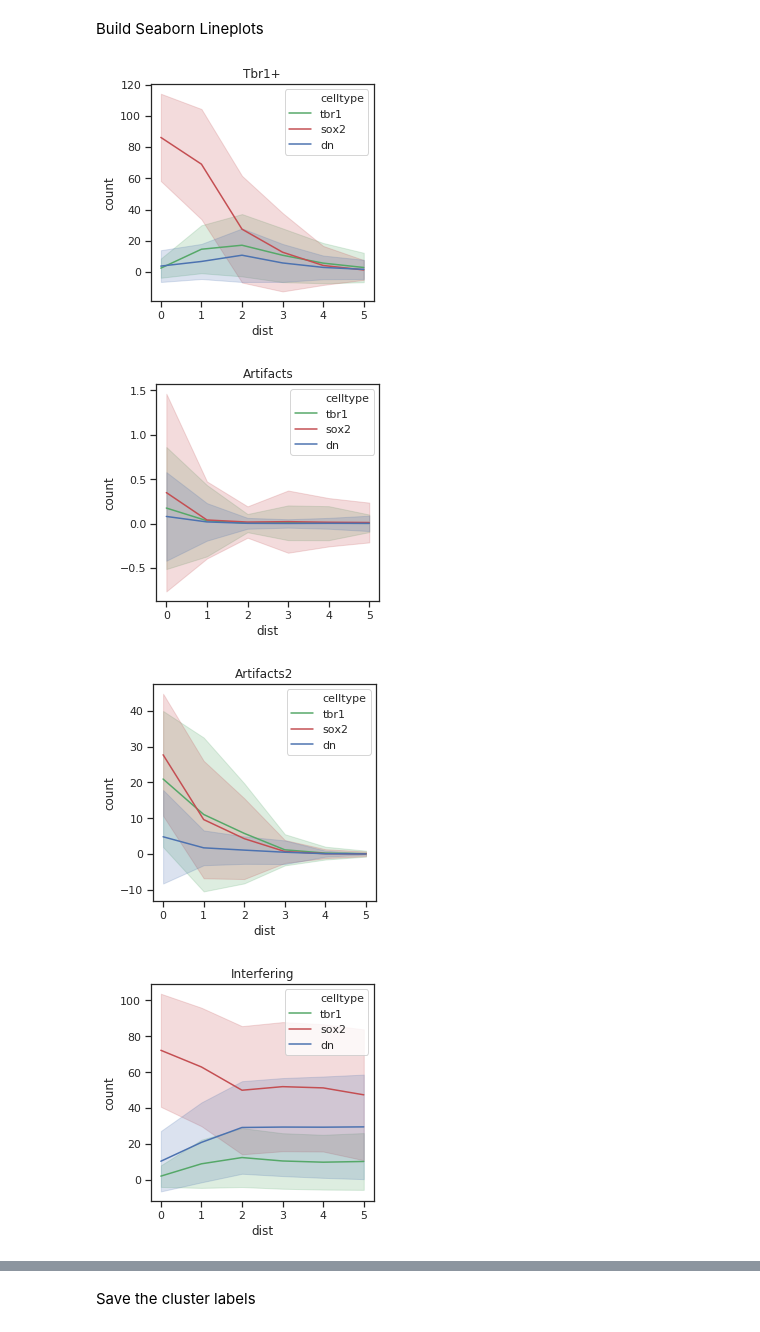
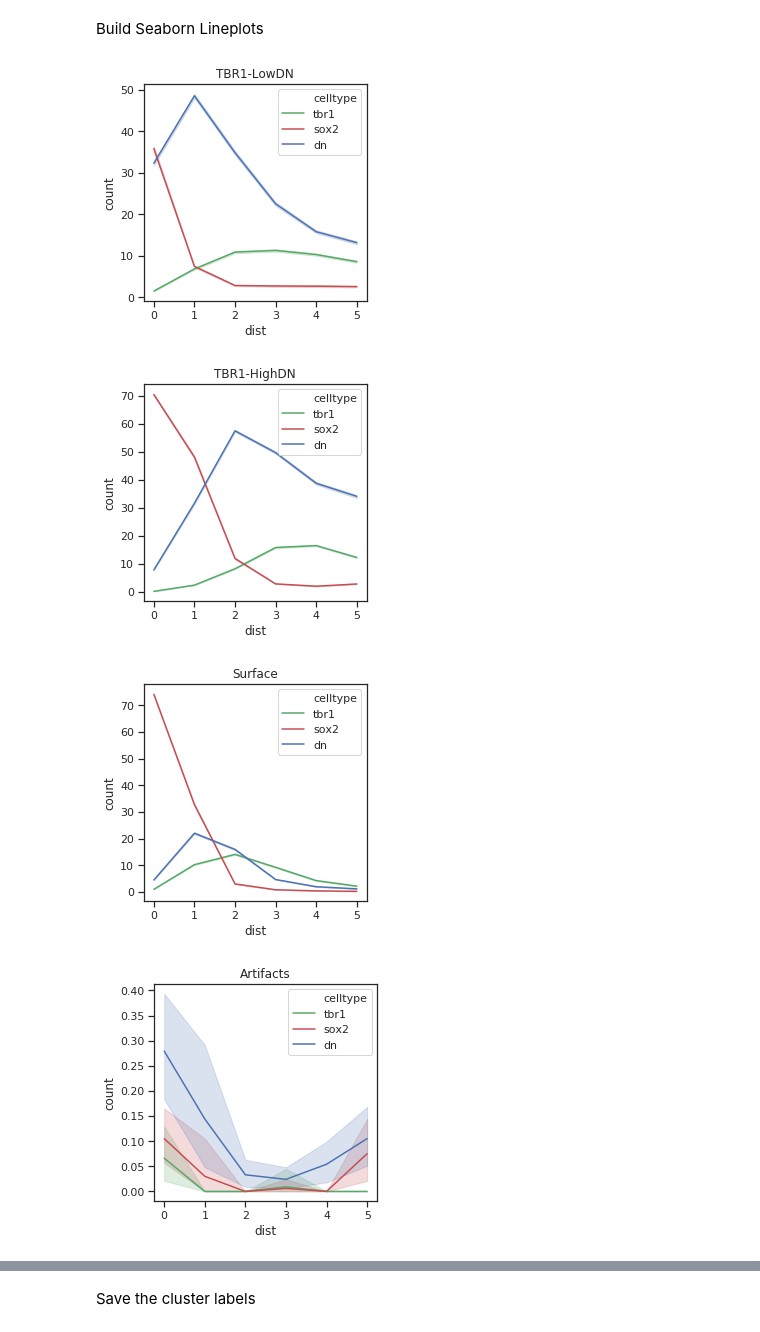
Before and after one commit to chunglabmit/scout, a Jupyter notebook: notebooks/determine cyto clusters.ipynb, the cells around one changed output, grey strips where cells are left out. Drawn from its saved outputs; the diff is of its cells as text; code cells hidden in the pictures.

```diff
--- a/notebooks/determine cyto clusters.ipynb
+++ b/notebooks/determine cyto clusters.ipynb
@@ -37,7 +57,7 @@ scaled_features = scale(features)
 Flattened profiles seem best here...
 # %%
 np.random.seed(7)
-model = UMAP(metric='euclidean').fit(features)
+model = UMAP(metric='euclidean', n_neighbors=15).fit(features)
 x_umap = model.transform(features)
 x_umap.shape
 # %% [output]
@@ -51,7 +90,7 @@ plt.show()
 # %% [markdown]
 Filter bad profiles
 # %%
-good_idx = np.where(x_umap[:, 0] > -8)
+good_idx = np.where(x_umap[:, 0] < 10)
 x_umap = x_umap[good_idx]
 features = features[good_idx]
 # %%
@@ -70,5 +109,5 @@ Agglomerative Clustering
 # %%
-clustering = AgglomerativeClustering(n_clusters=8, linkage='average').fit(x_umap)
+clustering = AgglomerativeClustering(n_clusters=6, linkage='average').fit(x_umap) # 8, 9, 10
 labels = clustering.labels_
 
 class_labels = np.unique(labels)
@@ -78,18 +117,8 @@ array([0, 1, 2, 3, 4, 5, 6, 7])
 # %%
-cluster_names = ['Tbr1+',
-                 'Artifacts',
-                 'Artifacts2',
-                 'Interfering',
-                 'Trash',
-                 'Surface',
-                 'DNs',
-                 'ThinSOX2']
-
 plt.figure(figsize=(6, 6))
 for i in range(0, class_labels.max() + 1):
     idx = np.where(labels == i)[0]
-    plt.plot(x_umap[idx, 0], x_umap[idx, 1], '.', alpha=0.3, markersize=4, label=cluster_names[i])
-plt.legend()
+    plt.plot(x_umap[idx, 0], x_umap[idx, 1], '.', alpha=0.2, markersize=3)
 # plt.xlim([-8, 8])
 plt.show()
 # %% [output]
@@ -242,47 +291,47 @@ import seaborn as sns
 # %%
 %matplotlib inline
 
-cluster_names = ['Tbr1+',
+cluster_names = ['TBR1-LowDN',
+                 'TBR1-HighDN',
+                 'Surface',
                  'Artifacts',
-                 'Artifacts2',
-                 'Interfering',
-                 'Trash',
-                 'Surface',
-                 'DNs',
-                 'ThinSOX2']
+                 'DN',
+                 'Adjacent']
 
 celltype_names = ['tbr1', 'sox2', 'dn']
 
 for cluster_to_plot in range(len(cluster_names)):
 
     dist = []
     count = []
     celltype = []
     cluster = []
 
     for i, profile in enumerate(profiles):
         for k, p in enumerate(profile):
             for b, c in enumerate(p):
                 cluster_name = cluster_names[labels[i]]
                 if cluster_name == cluster_names[cluster_to_plot]:
                     dist.append(b)
                     count.append(c)
                     cluster.append(cluster_name)
                     celltype.append(celltype_names[k])
 
     df = pd.DataFrame({'dist': dist,
                        'count': count,
                        'celltype': celltype})
 
     # Plot this cluster average profile
     plt.figure(figsize=(4, 4))
     sns.lineplot(x="dist", y="count",
-             hue="celltype", ci='sd', palette=['g', 'r', 'b'],
+             hue="celltype", ci=99, palette=['g', 'r', 'b'],
              data=df)
     plt.title(cluster_names[cluster_to_plot])
+    plt.savefig(os.path.join(working_dir, f'average_profile_{cluster_names[cluster_to_plot]}.pdf'),
+                bbox_inches='tight')
     plt.show()
 # %% [output]
-[figure, old version]
+[figure, new version]
-[figure, old version]
+[figure, new version]
-[figure, old version]
+[figure, new version]
-[figure, old version]
+[figure, new version]
```
Also changed, not shown: parts of 26 cells of this notebook, 41 other files.
